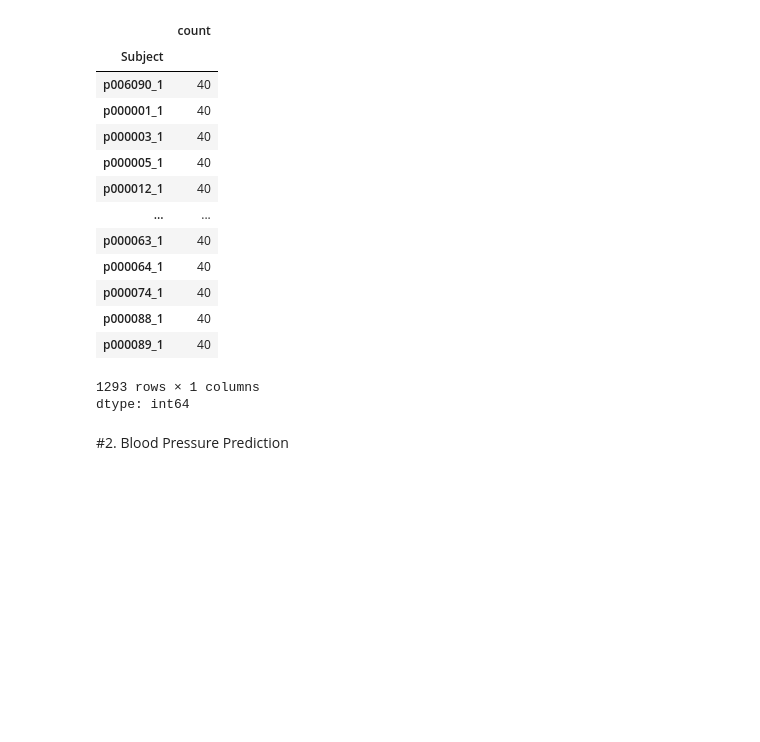
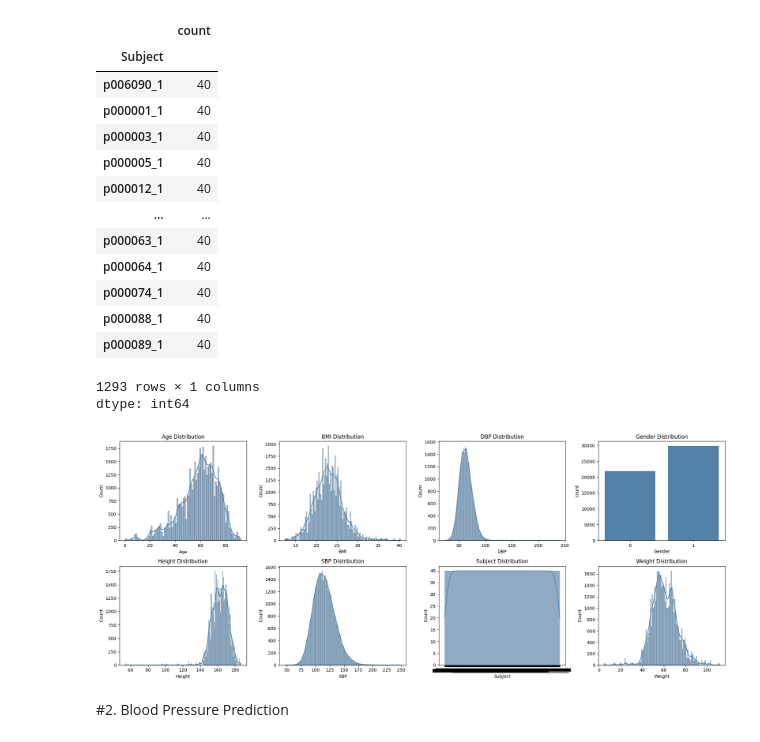
Before and after one commit to Shinyhunter95/math-data-science-course-Project4, a Jupyter notebook: Project4.ipynb, the cells around one changed output. Saved outputs shown, nothing was run; the diff lists cells and outputs as text; code cells hidden in the pictures; blank space fills up the shorter version.

```diff
--- a/Project4.ipynb
+++ b/Project4.ipynb
@@ -180,3 +178,57 @@ dtype: int64
+# %%
+import matplotlib.pyplot as plt
+import seaborn as sns
+
+df = df_CalBased_Test
+df['Gender'].value_counts(dropna=False)
+
+
+fig, ax = plt.subplots(2, 4, figsize=(20, 8))
+
+sns.histplot(df['Age'], kde=True, color='steelblue', ax=ax[0, 0])
+ax[0, 0].set_title("Age Distribution")
+ax[0, 0].set_xlabel("Age")
+ax[0, 0].set_ylabel("Count")
+
+sns.histplot(df['BMI'], kde=True, color='steelblue', ax=ax[0, 1])
+ax[0, 1].set_title("BMI Distribution")
+ax[0, 1].set_xlabel("BMI")
+ax[0, 1].set_ylabel("Count")
+
+sns.histplot(df['DBP'], kde=True, color='steelblue', ax=ax[0, 2])
+ax[0, 2].set_title("DBP Distribution")
+ax[0, 2].set_xlabel("DBP")
+ax[0, 2].set_ylabel("Count")
+
+sns.countplot(data=df, x='Gender', color='steelblue', ax=ax[0, 3])
+ax[0, 3].set_title("Gender Distribution")
+ax[0, 3].set_xlabel.xlabel("Gender")
+ax[0, 3].set_ylabel.ylabel("Count")
+
+sns.histplot(df['Height'], kde=True, color='steelblue', ax=ax[1, 0])
+ax[1, 0].set_title("Height Distribution")
+ax[1, 0].set_xlabel("Height")
+ax[1, 0].set_ylabel("Count")
+
+sns.histplot(df['SBP'], kde=True, color='steelblue', ax=ax[1, 1])
+ax[1, 1].set_title("SBP Distribution")
+ax[1, 1].set_xlabel("SBP")
+ax[1, 1].set_ylabel("Count")
+
+sns.histplot(df['Subject'], kde=True, color='steelblue', ax=ax[1, 2])
+ax[1, 2].set_title("Subject Distribution")
+ax[1, 2].set_xlabel("Subject")
+ax[1, 2].set_ylabel("Count")
+
+sns.histplot(df['Weight'], kde=True, color='steelblue', ax=ax[1, 3])
+ax[1, 3].set_title("Weight Distribution")
+ax[1, 3].set_xlabel("Weight")
+ax[1, 3].set_ylabel("Count")
+
+plt.tight_layout()
+plt.show()
+# %% [output]
+[figure, added]
 # %% [markdown]
 #2. Blood Pressure Prediction
 # %%
```
Also changed, not shown: parts of 1 cell of this notebook.
